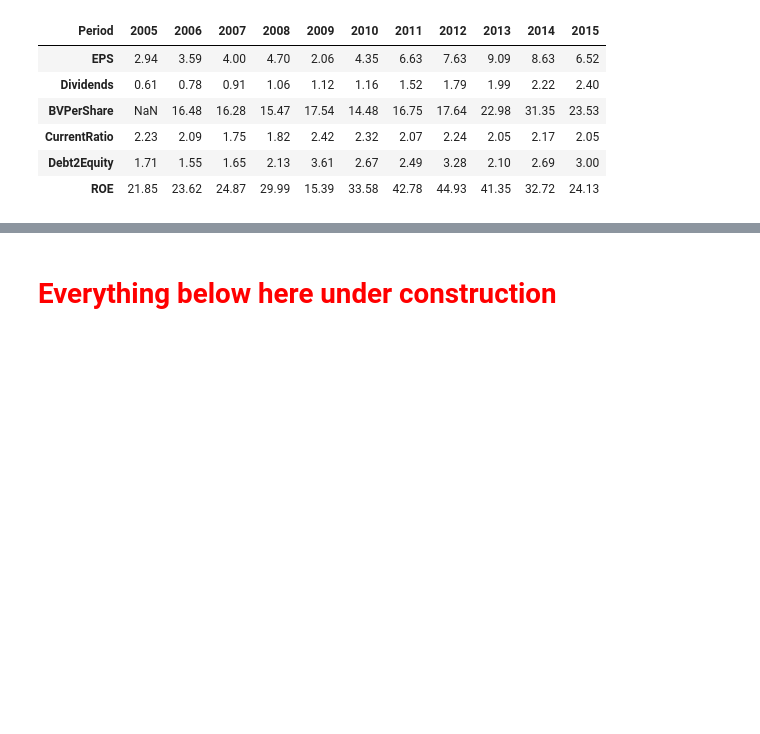
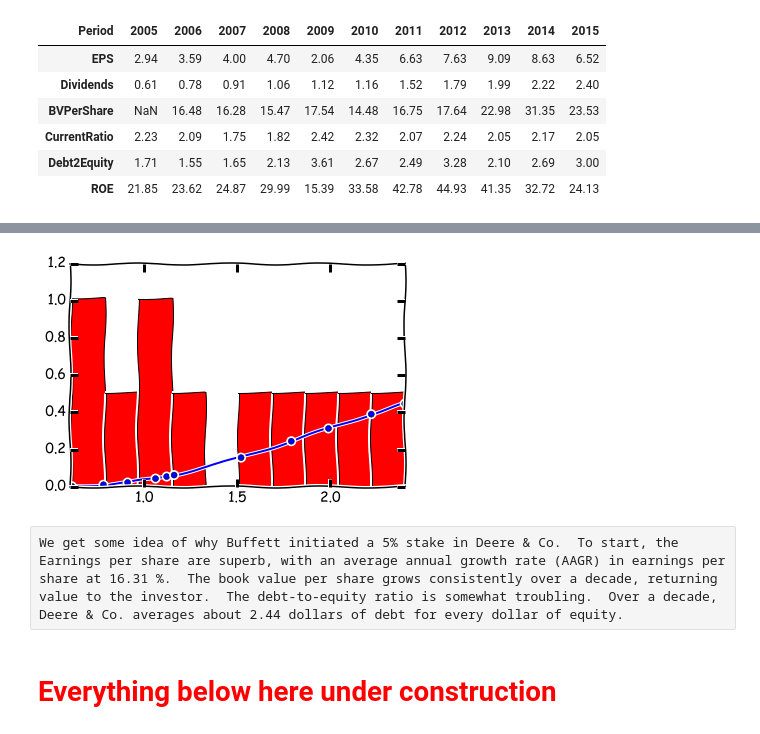
Before and after one commit to linwoodc3/LC3-Creations, a Jupyter notebook: notebooks/securityanalysis/opensourcetool_securityanalsys_pfizer.ipynb, the cells around one changed output, grey strips where cells are left out. Drawn from its saved outputs; the diff is of its cells as text; code cells hidden in the pictures; blank space fills up the shorter version.

```diff
--- a/notebooks/securityanalysis/opensourcetool_securityanalsys_pfizer.ipynb
+++ b/notebooks/securityanalysis/opensourcetool_securityanalsys_pfizer.ipynb
@@ -418,3 +482,16 @@ p value = 0.0022921424801715003
+# %%
+h=df3['Dividends']
+fit = stats.norm.pdf(np.log(h), np.mean(h), np.std(h))  #this is a fitting indeed
+
+plt.plot(h,fit,'-o')
+
+plt.hist(h,normed=True)      #use this to draw histogram of your data
+
+plt.show()
+# %% [output]
+[figure, added]
+# %% [raw]
+We get some idea of why Buffett initiated a 5% stake in Deere & Co.  To start, the Earnings per share are superb, with an average annual growth rate (AAGR) in earnings per share at 16.31 %.  The book value per share grows consistently over a decade, returning value to the investor.  The debt-to-equity ratio is somewhat troubling.  Over a decade, Deere & Co. averages about 2.44 dollars of debt for every dollar of equity.
 # %% [markdown]
 # <font color = 'red'>Everything below here under construction</font>
 # %%
```
Also changed, not shown: parts of 14 cells of this notebook.
